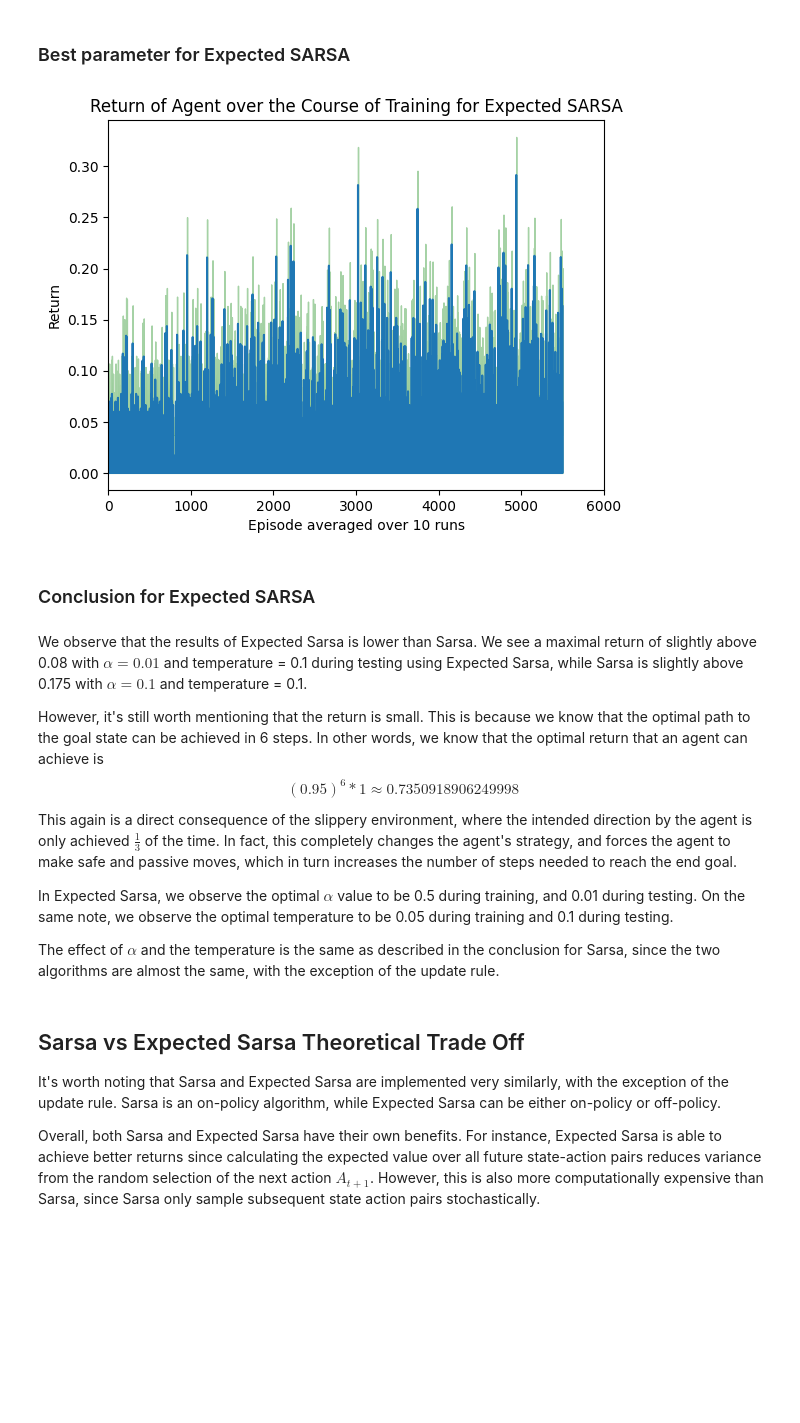
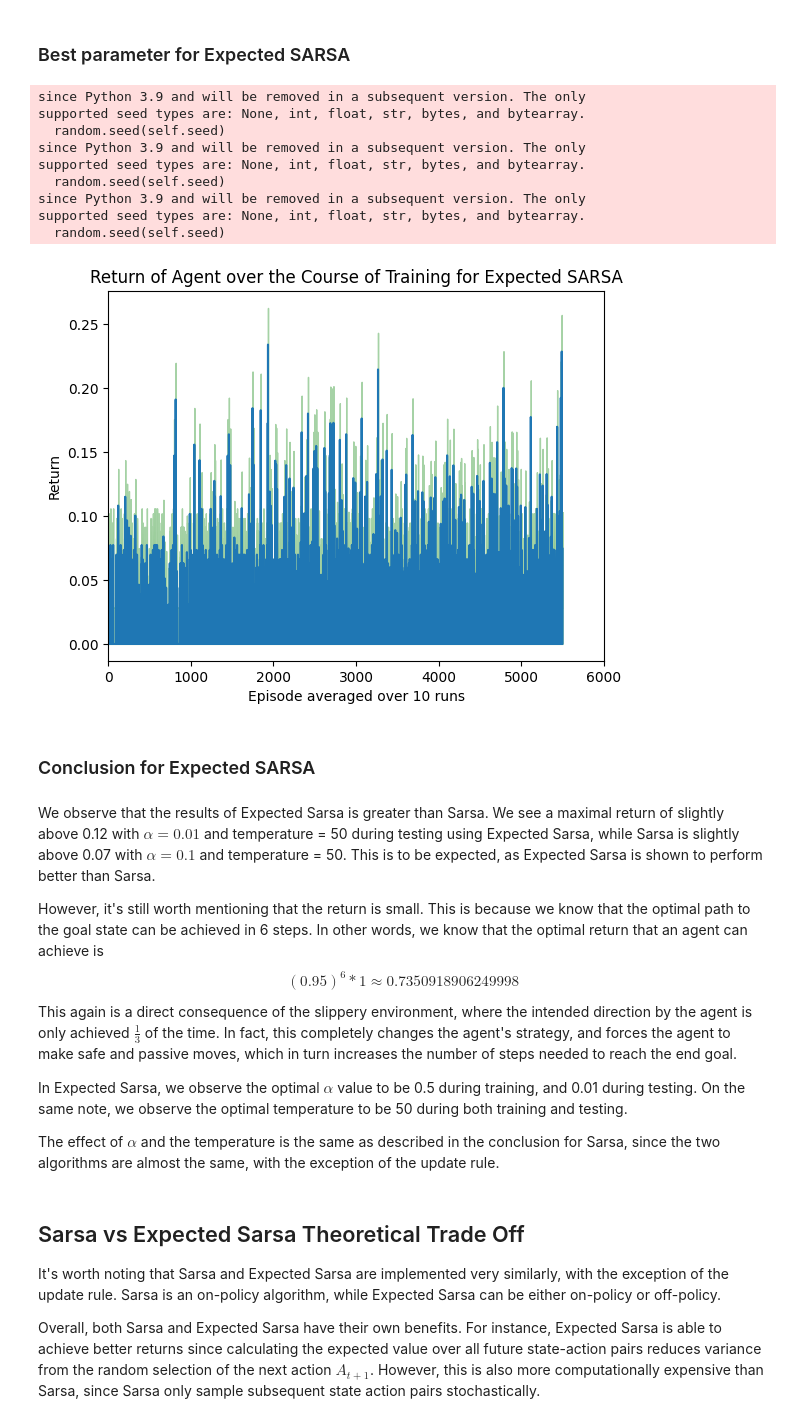
Before and after one commit to Ling01234/SARSA-Function-Approximation, a Jupyter notebook: assignment2_rl.ipynb, the cells around one changed output. Drawn from its saved outputs; the diff is of its cells as text; code cells hidden in the pictures; blank space fills up the shorter version.

```diff
--- a/assignment2_rl.ipynb
+++ b/assignment2_rl.ipynb
@@ -512,13 +556,22 @@ testing_esarsa()
 # %% [markdown]
 ### Best parameter for Expected SARSA
-# %%
-best_params_esarsa(0.1, 0.1)
-# %% [output]
-[figure, removed]
+# %%
+best_params_esarsa(0.01, 50)
+# %% [output]
+since Python 3.9 and will be removed in a subsequent version. The only
+supported seed types are: None, int, float, str, bytes, and bytearray.
+  random.seed(self.seed)
+since Python 3.9 and will be removed in a subsequent version. The only
+supported seed types are: None, int, float, str, bytes, and bytearray.
+  random.seed(self.seed)
+since Python 3.9 and will be removed in a subsequent version. The only
+supported seed types are: None, int, float, str, bytes, and bytearray.
+  random.seed(self.seed)
+[figure, added]
 # %% [markdown]
 ### Conclusion for Expected SARSA
 # %% [markdown]
-We observe that the results of Expected Sarsa is lower than Sarsa. We see a maximal return of slightly above 0.08 with $\alpha = 0.01$ and temperature = 0.1 during testing using Expected Sarsa, while Sarsa is slightly above 0.175 with $\alpha = 0.1$ and temperature = 0.1.
+We observe that the results of Expected Sarsa is greater than Sarsa. We see a maximal return of slightly above 0.12 with $\alpha = 0.01$ and temperature = 50 during testing using Expected Sarsa, while Sarsa is slightly above 0.07 with $\alpha = 0.1$ and temperature = 50. This is to be expected, as Expected Sarsa is shown to perform better than Sarsa.
 
 However, it's still worth mentioning that the return is small. This is because we know that the optimal path to the goal state can be achieved in 6 steps. In other words, we know that the optimal return that an agent can achieve is
 $$
@@ -526,7 +579,7 @@ $$
 $$
 This again is a direct consequence of the slippery environment, where the intended direction by the agent is only achieved $\frac{1}{3}$ of the time. In fact, this completely changes the agent's strategy, and forces the agent to make safe and passive moves, which in turn increases the number of steps needed to reach the end goal.
 
-In Expected Sarsa, we observe the optimal $\alpha$ value to be 0.5 during training, and 0.01 during testing. On the same note, we observe the optimal temperature to be 0.05 during training and 0.1 during testing.
+In Expected Sarsa, we observe the optimal $\alpha$ value to be 0.5 during training, and 0.01 during testing. On the same note, we observe the optimal temperature to be 50 during both training and testing.
 
 The effect of $\alpha$ and the temperature is the same as described in the conclusion for Sarsa, since the two algorithms are almost the same, with the exception of the update rule.
 # %% [markdown]
```
Also changed, not shown: parts of 15 cells of this notebook, 1 other file.
